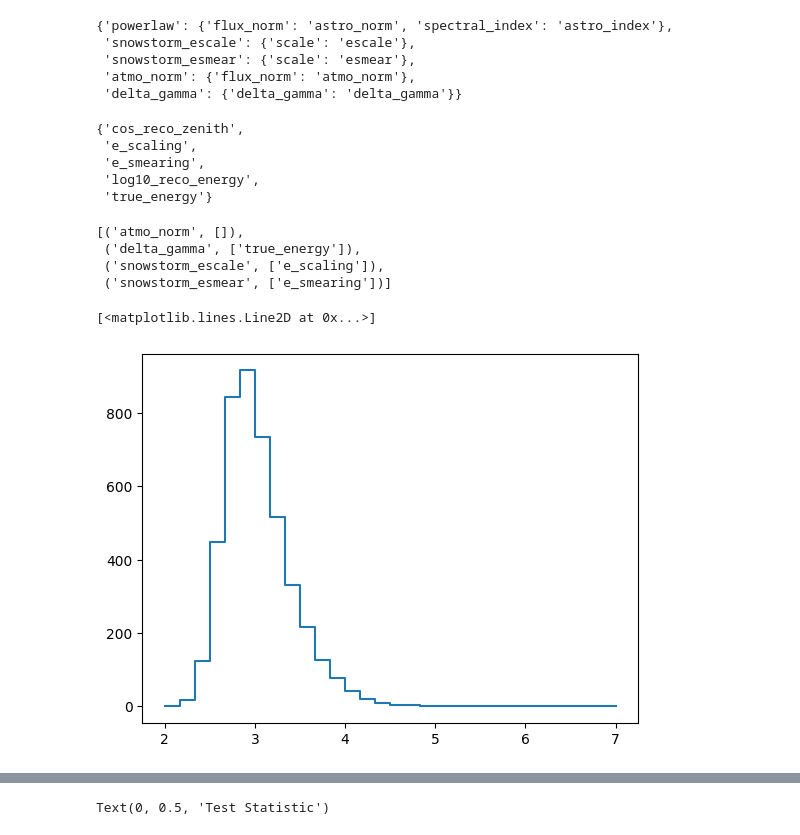
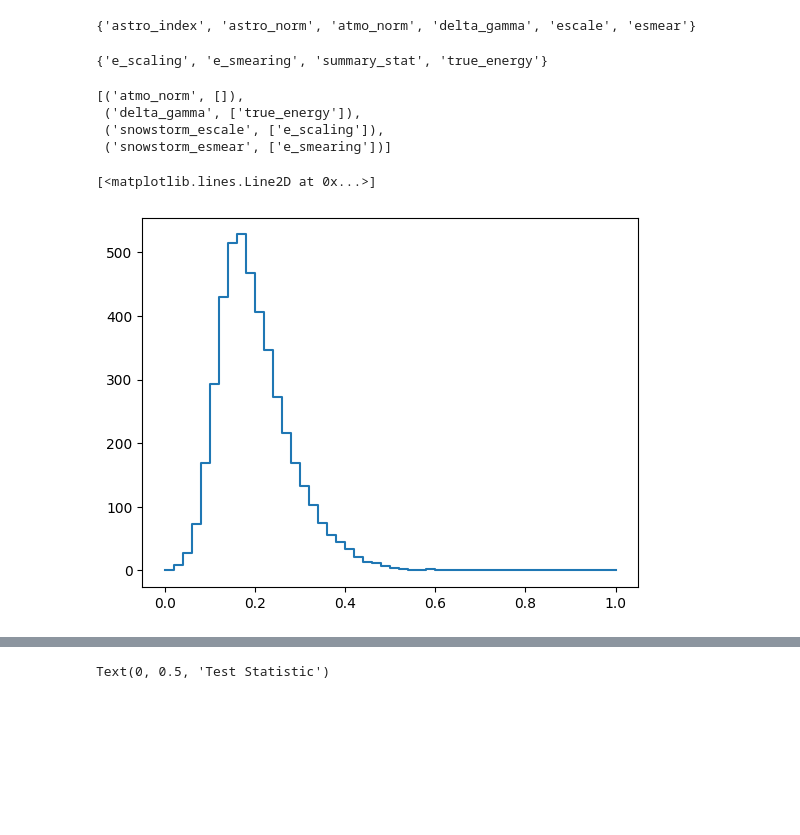
Before and after one commit to chrhck/pyForwardFolding, a Jupyter notebook: examples/example.ipynb, the cells around one changed output, grey strips where cells are left out. Saved outputs shown, nothing was run; the diff lists cells and outputs as text; code cells hidden in the pictures; blank space fills up the shorter version.

```diff
--- a/examples/example.ipynb
+++ b/examples/example.ipynb
@@ -10,6 +13,6 @@ import pyForwardFolding as pyFF
 # %%
 data = pd.read_parquet("../../NNMFit_testdata/src/NNMFit_testdata/data/datasets/Toise_ToyTracks/dataframe.parquet")
 # %%
-ana = pyFF.config.analysis_from_config("test.yaml")
+ana = pyFF.config.analysis_from_config("test_relaxed.yaml")
 lik = pyFF.likelihood.PoissonLikelihood(ana)
 # %% [output]
@@ -27,6 +30,10 @@ model_parameters = {
     "delta_gamma": 0.0
 }
 # %%
+reco_e = jnp.log10(jnp.asarray(data.reco_e))
+
+summary_stat = (reco_e - jnp.min(reco_e)) / (jnp.max(reco_e) - jnp.min(reco_e))
+
 input_variables = {
     "true_energy": jnp.asarray(data.true_e),
     "log10_reco_energy": jnp.log10(jnp.asarray(data.reco_e)),
@@ -35,24 +42,16 @@ input_variables = {
     "conv_weight": jnp.asarray(data.weight_honda2006),
     "e_scaling": jnp.asarray(data.e_scaling),
     "e_smearing": jnp.asarray(data.e_smearing),
-    "summary_stat": jnp.log10(jnp.asarray(data.reco_e))
+    "summary_stat": summary_stat
 }
 # %%
-ana.exposed_parameters()
+ana.exposed_parameters
 # %% [output]
-{'powerlaw': {'flux_norm': 'astro_norm', 'spectral_index': 'astro_index'},
- 'snowstorm_escale': {'scale': 'escale'},
- 'snowstorm_esmear': {'scale': 'esmear'},
- 'atmo_norm': {'flux_norm': 'atmo_norm'},
- 'delta_gamma': {'delta_gamma': 'delta_gamma'}}
+{'astro_index', 'astro_norm', 'atmo_norm', 'delta_gamma', 'escale', 'esmear'}
 # %%
-ana.required_variables()
+ana.required_variables
 # %% [output]
-{'cos_reco_zenith',
- 'e_scaling',
- 'e_smearing',
- 'log10_reco_energy',
- 'true_energy'}
+{'e_scaling', 'e_smearing', 'summary_stat', 'true_energy'}
 # %%
 [(f.name, f.required_variables) for f in ana.expectations["det1"].model.components[1].factors]
 # %% [output]
@@ -63,11 +62,11 @@ ana.required_variables()
 # %%
 dataset = {"det1": input_variables}
 pred = ana.evaluate(dataset, model_parameters)[0]
-hsum = pred["det1"].sum(axis=1)
+hsum = pred["det1"]
 plt.step(be.binning.bin_edges[0], jnp.append(hsum, hsum[-1]))
 # %% [output]
 [<matplotlib.lines.Line2D at 0x...>]
-[figure, old version]
+[figure, new version]
 # %%
 hist, hist_ssq = ana.evaluate(dataset, model_parameters)
 key = jax.random.PRNGKey(0)
```
Also changed, not shown: parts of 20 cells of this notebook, 4 other files.
